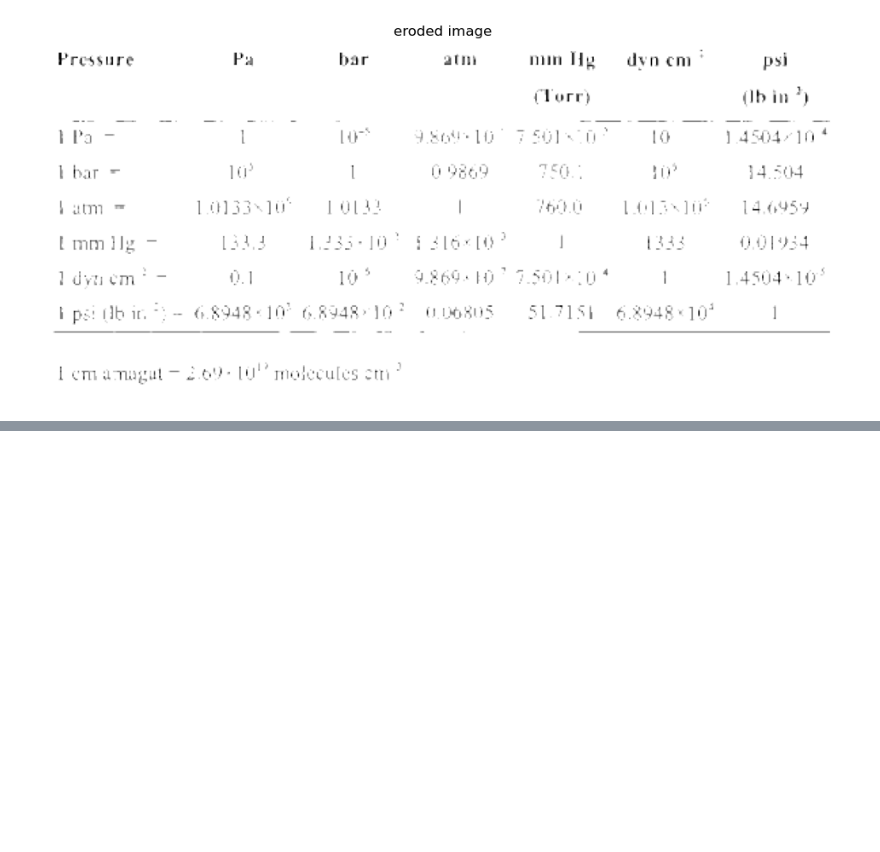
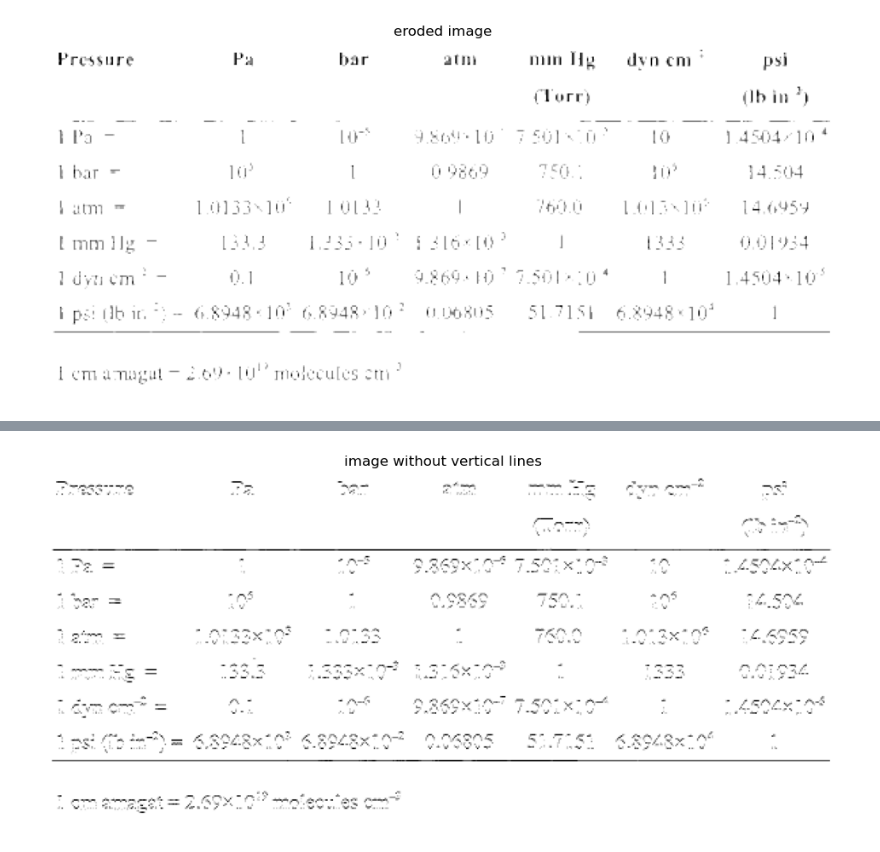
Before and after one commit to LaraFriedrichs/image_to_xlsx, a Jupyter notebook: Preprocessing with open cv.ipynb, the cells around one changed output, grey strips where cells are left out. Saved outputs shown, nothing was run; the diff lists cells and outputs as text; code cells hidden in the pictures; blank space fills up the shorter version.

```diff
--- a/Preprocessing with open cv.ipynb
+++ b/Preprocessing with open cv.ipynb
@@ -77,0 +89,9 @@ def find_contours_with_canny_edges(bin_image):
+# %%
+# remove vertical lines
+def remove_vertical_lines(image):
+    image = cv2.bitwise_not(image)
+    vertical_kernal = cv2.getStructuringElement(cv2.MORPH_RECT, (1, 2))
+    vertical_lines = cv2.morphologyEx(image, cv2.MORPH_OPEN, vertical_kernal)
+    no_vertical_lines_image = cv2.subtract(image, vertical_lines)
+    no_vertical_lines_image = cv2.bitwise_not(no_vertical_lines_image)
+    return no_vertical_lines_image
@@ -111,0 +140,4 @@ display_image(eroded_image,"eroded image")
+# %%
+display_image(image_without_vertical_lines,"image without vertical lines")
+# %% [output]
+[figure, added]
```
Also changed, not shown: parts of 6 cells of this notebook.
